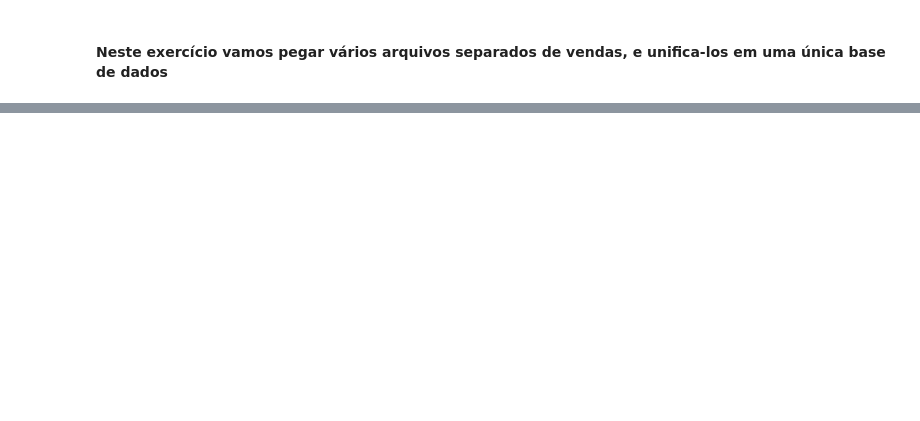
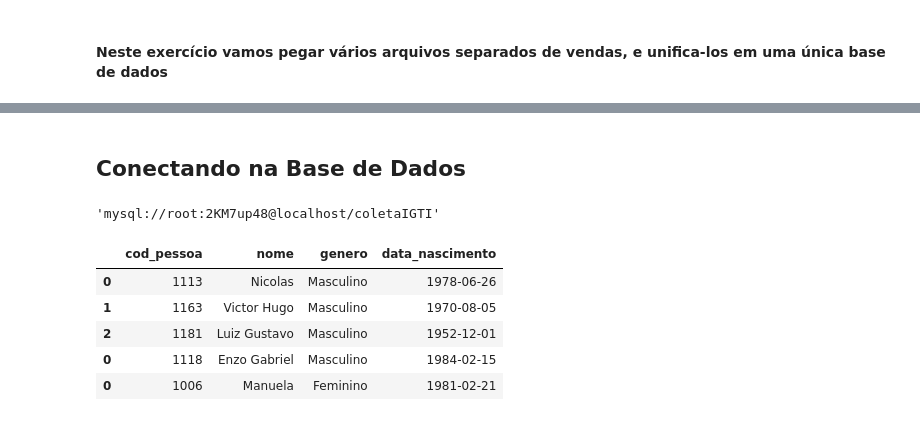
Before and after one commit to Alexandreet/IGTI, a Jupyter notebook: Modulo 2/Material_complementar/Vendas veiculos/Reprodução aulas 4.2 à 6.3.ipynb, the cells around one changed output, grey strips where cells are left out. Saved outputs shown, nothing was run; the diff lists cells and outputs as text; code cells hidden in the pictures; blank space fills up the shorter version.

```diff
--- a/Modulo 2/Material_complementar/Vendas veiculos/Reprodução aulas 4.2 à 6.3.ipynb
+++ b/Modulo 2/Material_complementar/Vendas veiculos/Reprodução aulas 4.2 à 6.3.ipynb
@@ -183,0 +12,7 @@ Não foi possível inserir o regristro Renault. O erro foi encontrado foi: (MySQ
+# %%
+lista_df = [] #criando uma lista vazia
+lista_path = os.listdir(DIRETORIO)
+# %%
+#encontrado um erro nos arquivos de mac onde se lê os arquivos ocultos.DS_Store, por isso usando .remove()
+lista_path.remove('.DS_Store')
+lista_path[:]
@@ -183,0 +37,13 @@ Não foi possível inserir o regristro Renault. O erro foi encontrado foi: (MySQ
+# %%
+#Criando uma lista vazia
+lista_df = []
+#criando loop for onde vamos armazenar no dataframe 'df' os arquivos dentro do DIRETORIO
+#criamos uma variavel local para armazenar a função os.path.join para quando for determinar o parametro de caminho
+#do pd.read_csv termos um caminho que pode ser repetido varias vezes dentro do loop for para cada 'arquivo'
+#armazenamos os conteudos do loop for dentro da variavel lista_df e depois fazemos um pd.concat no df_vendas
+#para transformas lista_df em um dataframe
+for arquivo in lista_path:
+    local_arquivo = os.path.join(DIRETORIO, arquivo)
+    df = pd.read_csv(local_arquivo, sep = ';', encoding = 'latin-1')
+    lista_df.append(df)
+df_vendas = pd.concat(lista_df)
@@ -183,0 +70,13 @@ Não foi possível inserir o regristro Renault. O erro foi encontrado foi: (MySQ
+# %% [markdown]
+## Conectando na Base de Dados
+# %%
+#criando uma string para conexão sql com todos os dados do servidor
+user = 'root'
+password = '2KM7up48'
+host = 'localhost'
+data_base = 'coletaIGTI'
+
+string_conexao = f'mysql://{user}:{password}@{host}/{data_base}'
+string_conexao
+# %% [output]
+'mysql://root:2KM7up48@localhost/coletaIGTI'
@@ -183,0 +93,9 @@ Não foi possível inserir o regristro Renault. O erro foi encontrado foi: (MySQ
+# %%
+df_pessoas[:5] #dados de pessoas
+# %% [output]
+|  | cod_pessoa | nome | genero | data_nascimento |
+| 0 | 1113 | Nicolas | Masculino | 1978-06-26 |
+| 1 | 1163 | Victor Hugo | Masculino | 1970-08-05 |
+| 2 | 1181 | Luiz Gustavo | Masculino | 1952-12-01 |
+| 0 | 1118 | Enzo Gabriel | Masculino | 1984-02-15 |
+| 0 | 1006 | Manuela | Feminino | 1981-02-21 |
```
Also changed, not shown: parts of 40 cells of this notebook, 4 other files.
